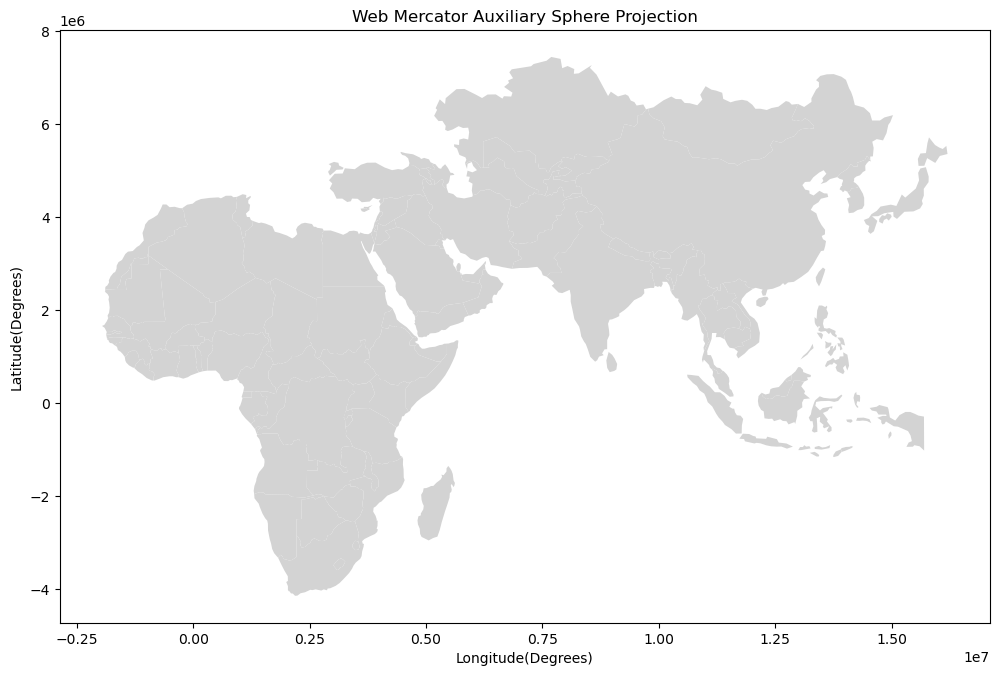
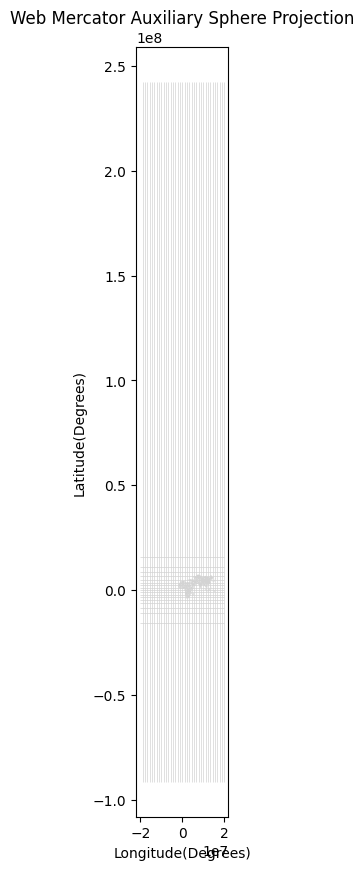
Unified diff of the notebook cell whose output changed from the first chart to the second:
--- before
+++ after
@@ -1,5 +1,7 @@
 africa_3857 = africa.to_crs('EPSG:3857')
+grat_3857 = grat.to_crs('EPSG:3857')
 fig, ax = plt.subplots(figsize=(12,10))
 africa_3857.plot(ax=ax, color="lightgray")
+grat_3857.plot(ax=ax, color="lightgray", linewidth=0.5)
 
 ax.set(xlabel="Longitude(Degrees)",

Commit: chapter 4-half